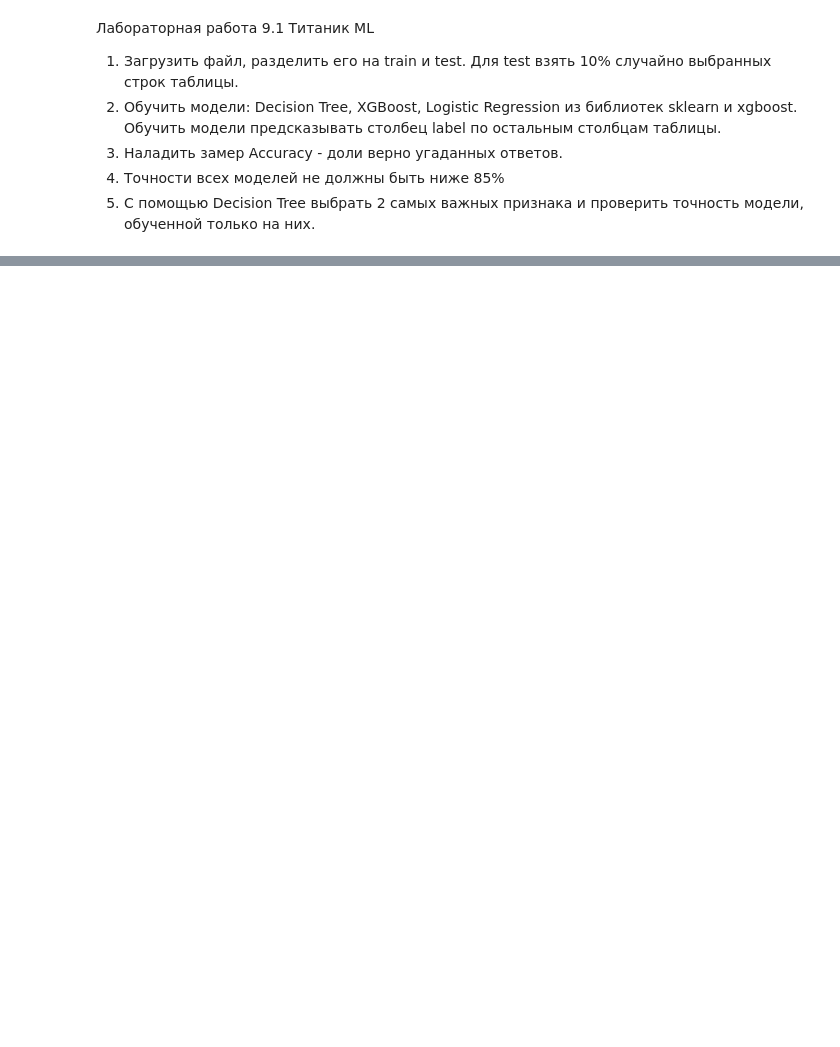
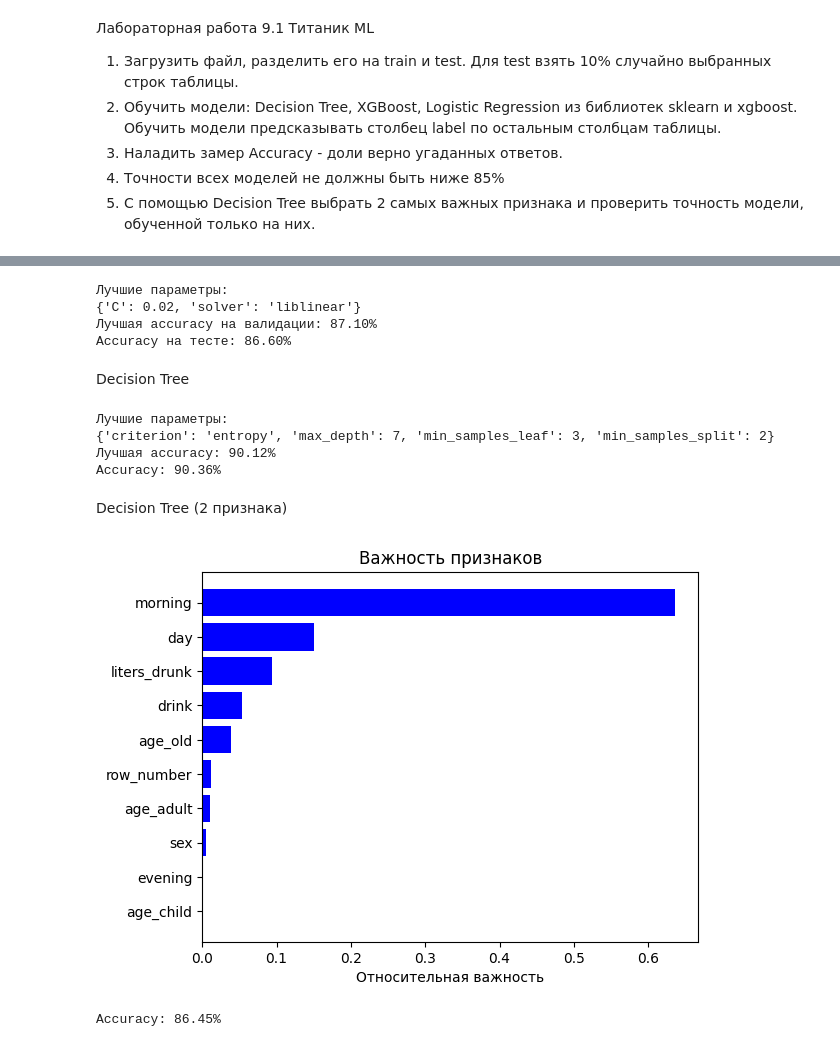
Before and after one commit to Grenka054/dPAK-2, a Jupyter notebook: 9/lab_Titanic_ML.ipynb, the cells around one changed output, grey strips where cells are left out. Drawn from its saved outputs; the diff is of its cells as text; code cells hidden in the pictures; blank space fills up the shorter version.

```diff
--- a/9/lab_Titanic_ML.ipynb
+++ b/9/lab_Titanic_ML.ipynb
@@ -12,3 +29,3 @@ import matplotlib.pyplot as plt
 # %%
-df_main = pd.read_csv('data/titanic_prepared.csv')
+df_main = pd.read_csv('data/titanic_prepared.csv').drop(['Unnamed: 0', 'check_number'], axis=1)
 df_main.head()
@@ -17,0 +117,11 @@ X_train, X_test, y_train, y_test = train_test_split(X, y, test_size=0.2, random_
+# %%
+model = logistic_regression(X_train, X_val, y_train, y_val)
+acc = get_accuracy(model, X_test, y_test)
+print('Accuracy на тесте: {:.2%}'.format(acc))
+# %% [output]
+Лучшие параметры:
+{'C': 0.02, 'solver': 'liblinear'}
+Лучшая accuracy на валидации: 87.10%
+Accuracy на тесте: 86.60%
+# %% [markdown]
+Decision Tree
@@ -17,0 +130,48 @@ X_train, X_test, y_train, y_test = train_test_split(X, y, test_size=0.2, random_
+# %%
+def decision_tree(X_train, X_val, y_train, y_val):
+    clf = DecisionTreeClassifier()
+    parameters = {
+        'max_depth': range(1, 13, 2),
+        'min_samples_leaf': range(1, 8),
+        'min_samples_split': range(2, 10, 2),
+        'criterion': ['gini', 'entropy', 'log_loss']
+    }
+    grid = GridSearchCV(clf, parameters, cv=5)
+    grid.fit(X_train, y_train)
+    max_depth = grid.best_params_.get('max_depth')
+    min_samples_leaf = grid.best_params_.get('min_samples_leaf')
+    min_samples_split = grid.best_params_.get('min_samples_split')
+    criterion = grid.best_params_.get('criterion')
+    model = DecisionTreeClassifier(criterion=criterion, max_depth=max_depth,
+                                   min_samples_leaf=min_samples_leaf, min_samples_split=min_samples_split)
+    model.fit(X_train, y_train)
+    predict = model.predict(X_val)
+    acc = accuracy_score(y_val, predict)
+    print(f'Лучшие параметры:\n{grid.best_params_}')
+    print('Лучшая accuracy: {:.2%}'.format(acc))
+    return model
+# %%
+model = decision_tree(X_train, X_val, y_train, y_val)
+acc = get_accuracy(model, X_test, y_test)
+print('Accuracy: {:.2%}'.format(acc))
+# %% [output]
+Лучшие параметры:
+{'criterion': 'entropy', 'max_depth': 7, 'min_samples_leaf': 3, 'min_samples_split': 2}
+Лучшая accuracy: 90.12%
+Accuracy: 90.36%
+# %% [markdown]
+Decision Tree (2 признака)
+# %%
+importances = model.feature_importances_
+features = X.columns
+
+# Добавление сортировки по важности
+indices = np.argsort(importances)
+
+plt.title('Важность признаков')
+plt.barh(range(len(indices)), importances[indices], color='b', align='center')
+plt.yticks(range(len(indices)), features[indices])
+plt.xlabel('Относительная важность')
+plt.show()
+# %% [output]
+[figure, added]
@@ -17,0 +185,5 @@ X_train, X_test, y_train, y_test = train_test_split(X, y, test_size=0.2, random_
+# %%
+acc = test_n_features(model, X, y, 2)
+print('Accuracy: {:.2%}'.format(acc))
+# %% [output]
+Accuracy: 86.45%
```
Also changed, not shown: parts of 16 cells of this notebook, 1 other file.
